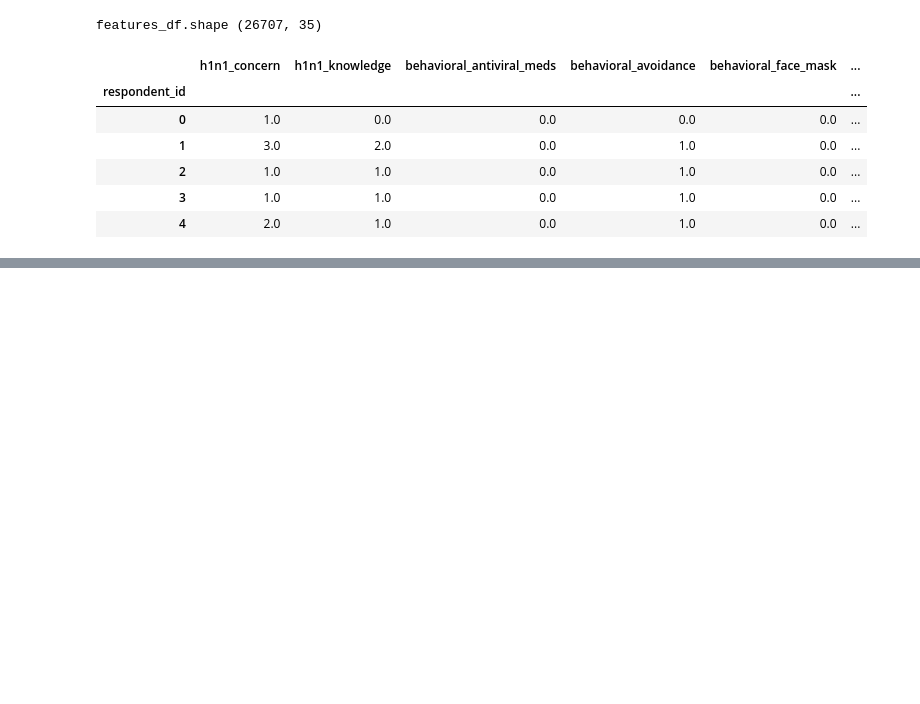
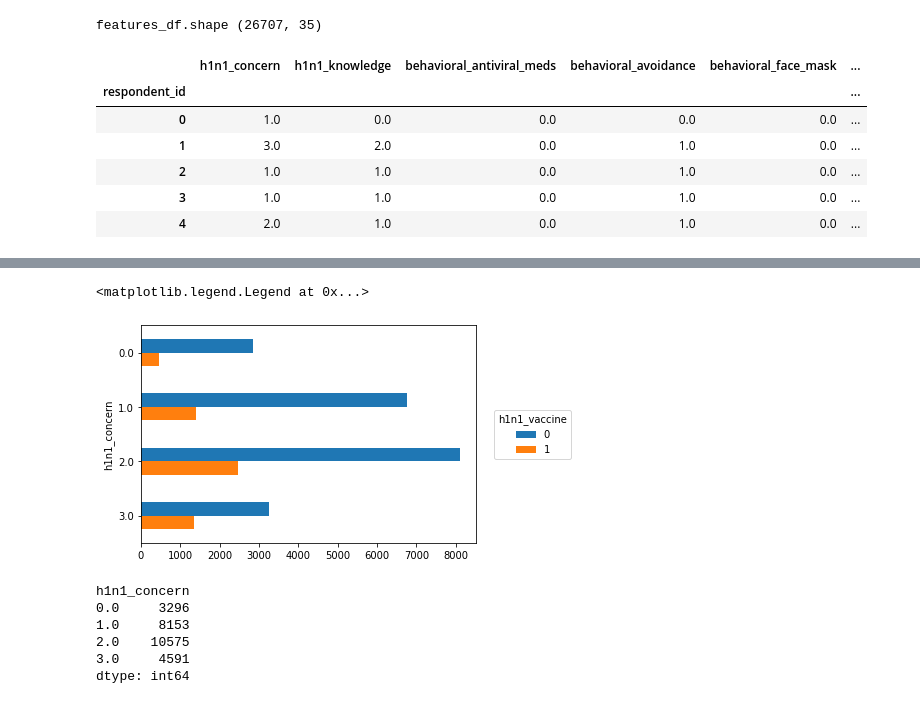
Before and after one commit to JamesMokua/Flu-Shot-Learning-Predict-H1N1-and-Seasonal-Flu-Vaccines, a Jupyter notebook: Flu_test2.ipynb, the cells around one changed output, grey strips where cells are left out. Cells and saved outputs as stored; diff of their text form; code cells hidden in the pictures; blank space fills up the shorter version.

```diff
--- a/Flu_test2.ipynb
+++ b/Flu_test2.ipynb
@@ -43,0 +74,6 @@ np.testing.assert_array_equal(features_df.index.values, labels_df.index.values)
+# %%
+# combining the labels df and
+# the features df
+joined_df = features_df.join(labels_df)
+print(joined_df.shape)
+joined_df.head()
@@ -43,0 +89,8 @@ np.testing.assert_array_equal(features_df.index.values, labels_df.index.values)
+# %%
+# getting counts of observations for each of the two variables
+counts = (joined_df[['h1n1_concern', 'h1n1_vaccine']]
+              .groupby(['h1n1_concern', 'h1n1_vaccine'])
+              .size()
+              .unstack('h1n1_vaccine')
+         )
+counts
@@ -43,0 +104,26 @@ np.testing.assert_array_equal(features_df.index.values, labels_df.index.values)
+# %%
+# convert values to graph to get a clearer picture
+ax = counts.plot.barh()
+ax.invert_yaxis()
+ax.legend(
+    loc='center right',
+    bbox_to_anchor=(1.3, 0.5),
+    title='h1n1_vaccine'
+)
+
+# This graph is not so good bc we can't tell what the propotions are
+# %% [output]
+<matplotlib.legend.Legend at 0x...>
+[figure, added]
+# %%
+# Better graph using the rate of vaccination for each
+# h1n1_concern level
+h1n1_concern_counts = counts.sum(axis='columns')
+h1n1_concern_counts
+# %% [output]
+h1n1_concern
+0.0     3296
+1.0     8153
+2.0    10575
+3.0     4591
+dtype: int64
```
Also changed, not shown: parts of 9 cells of this notebook.
